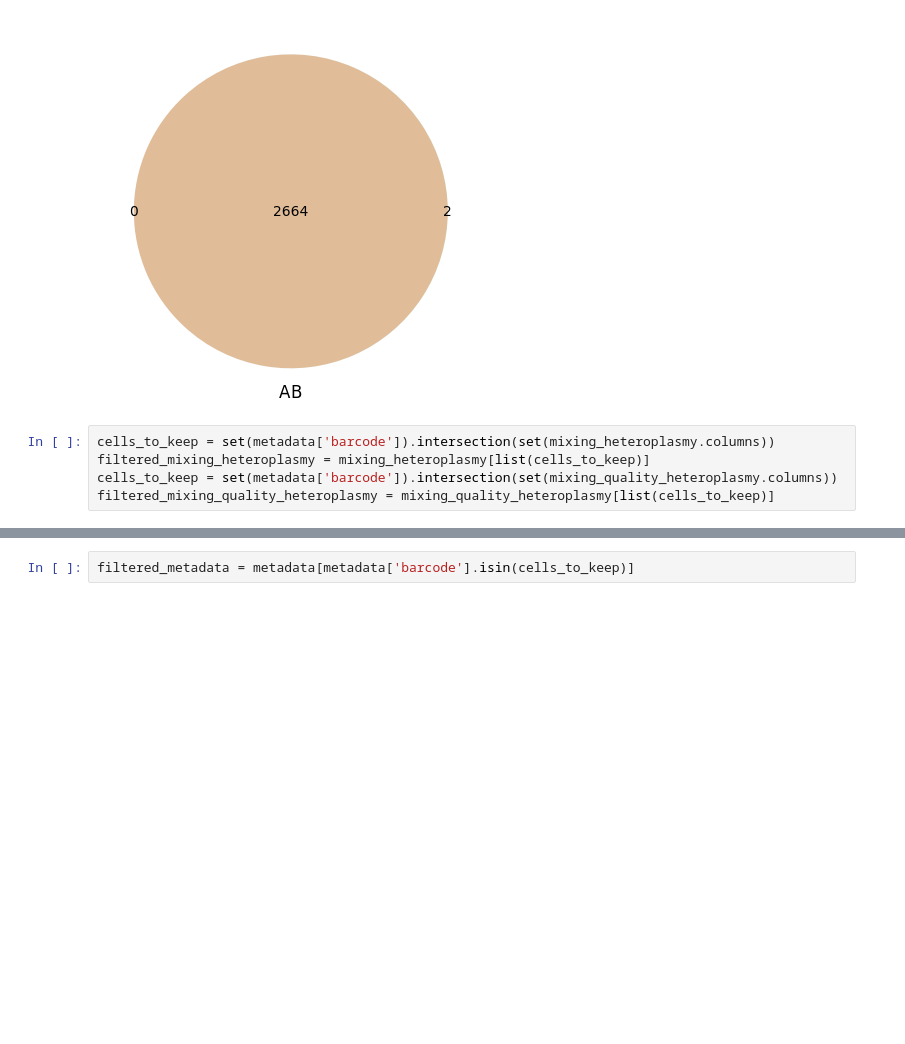
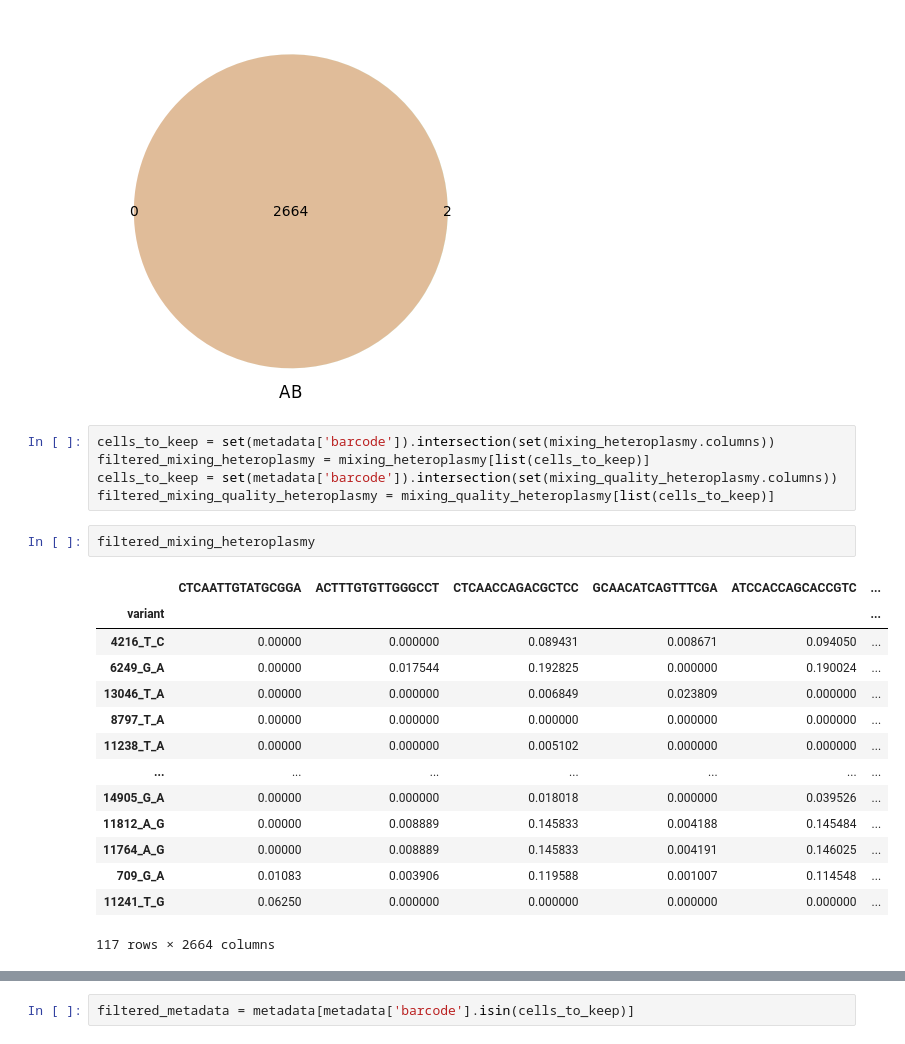
Before and after one commit to jonlevi/smack_notebooks, a Jupyter notebook: maester/maester_analysis.ipynb, the cells around one changed output, grey strips where cells are left out. Saved outputs shown, nothing was run; the diff lists cells and outputs as text; blank space fills up the shorter version.

```diff
--- a/maester/maester_analysis.ipynb
+++ b/maester/maester_analysis.ipynb
@@ -51,3 +50,20 @@ cells_to_keep = set(metadata['barcode']).intersection(set(mixing_heteroplasmy.co
 filtered_mixing_heteroplasmy = mixing_heteroplasmy[list(cells_to_keep)]
 cells_to_keep = set(metadata['barcode']).intersection(set(mixing_quality_heteroplasmy.columns))
 filtered_mixing_quality_heteroplasmy = mixing_quality_heteroplasmy[list(cells_to_keep)]
+# %%
+filtered_mixing_heteroplasmy
+# %% [output]
+|  | CTCAATTGTATGCGGA | ACTTTGTGTTGGGCCT | CTCAACCAGACGCTCC | GCAACATCAGTTTCGA | ATCCACCAGCACCGTC | ... |
+| variant |  |  |  |  |  | ... |
+| 4216_T_C | 0.00000 | 0.000000 | 0.089431 | 0.008671 | 0.094050 | ... |
+| 6249_G_A | 0.00000 | 0.017544 | 0.192825 | 0.000000 | 0.190024 | ... |
+| 13046_T_A | 0.00000 | 0.000000 | 0.006849 | 0.023809 | 0.000000 | ... |
+| 8797_T_A | 0.00000 | 0.000000 | 0.000000 | 0.000000 | 0.000000 | ... |
+| 11238_T_A | 0.00000 | 0.000000 | 0.005102 | 0.000000 | 0.000000 | ... |
+| ... | ... | ... | ... | ... | ... | ... |
+| 14905_G_A | 0.00000 | 0.000000 | 0.018018 | 0.000000 | 0.039526 | ... |
+| 11812_A_G | 0.00000 | 0.008889 | 0.145833 | 0.004188 | 0.145484 | ... |
+| 11764_A_G | 0.00000 | 0.008889 | 0.145833 | 0.004191 | 0.146025 | ... |
+| 709_G_A | 0.01083 | 0.003906 | 0.119588 | 0.001007 | 0.114548 | ... |
+| 11241_T_G | 0.06250 | 0.000000 | 0.000000 | 0.000000 | 0.000000 | ... |
+117 rows × 2664 columns
```
Also changed, not shown: parts of 6 cells of this notebook, 1 other file.
